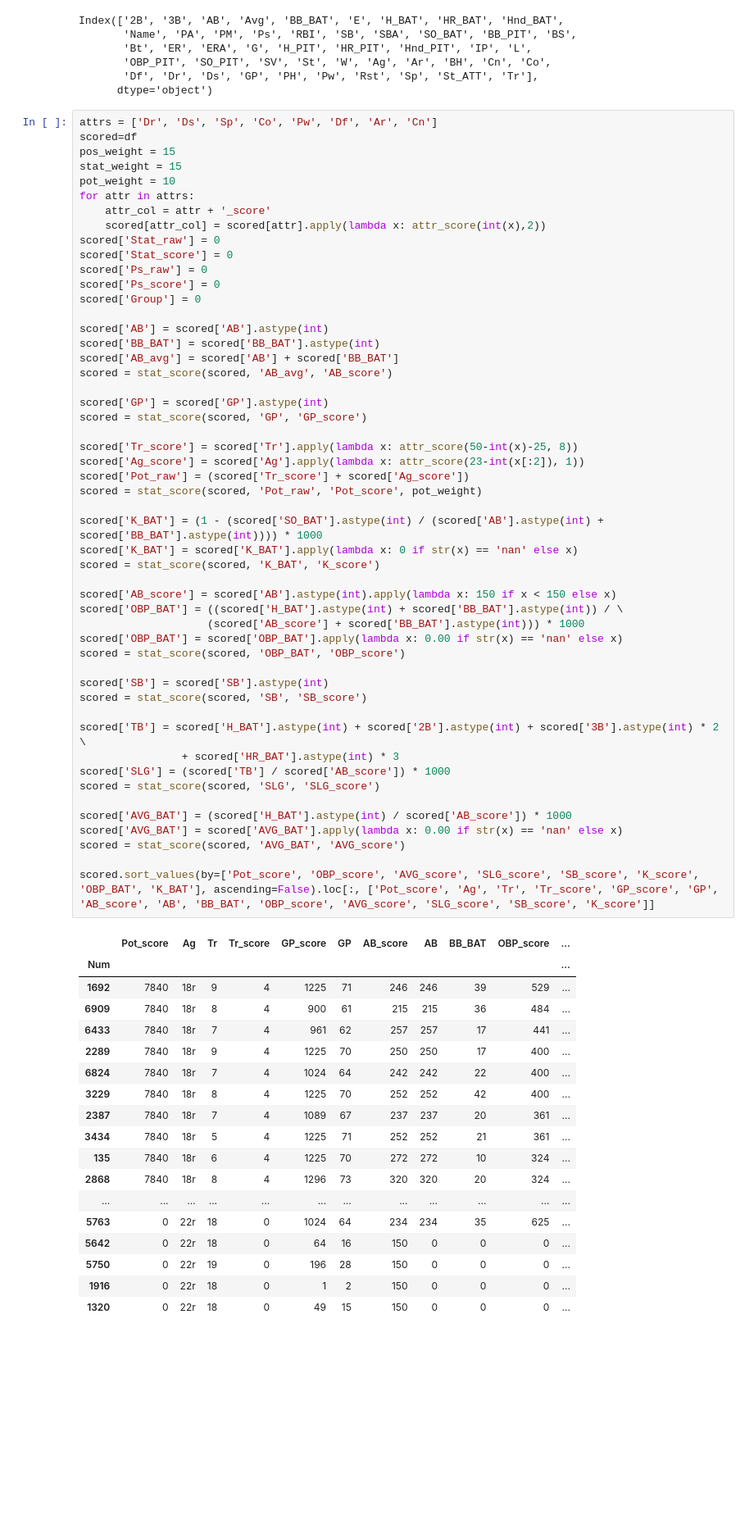
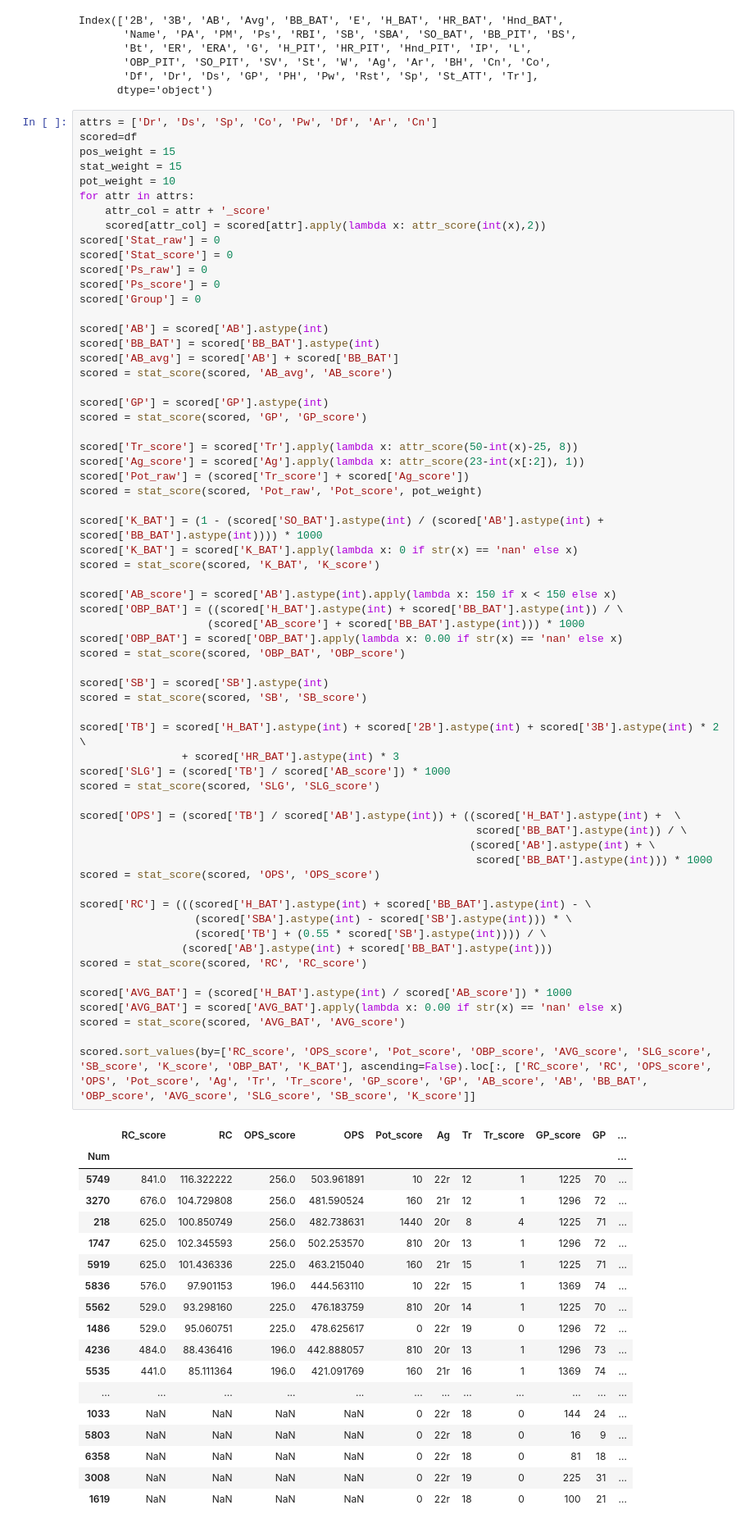
Before and after one commit to jesseerdmann/del_tools, a Jupyter notebook: notebooks/EPBL_Draft.ipynb, the cells around one changed output. Shown at 82% size. Drawn from its saved outputs; the diff is of its cells as text; blank space fills up the shorter version.

```diff
--- a/notebooks/EPBL_Draft.ipynb
+++ b/notebooks/EPBL_Draft.ipynb
@@ -107,49 +107,61 @@ scored['GP'] = scored['GP'].astype(int)
 scored = stat_score(scored, 'GP', 'GP_score')
 
 scored['Tr_score'] = scored['Tr'].apply(lambda x: attr_score(50-int(x)-25, 8))
 scored['Ag_score'] = scored['Ag'].apply(lambda x: attr_score(23-int(x[:2]), 1))
 scored['Pot_raw'] = (scored['Tr_score'] + scored['Ag_score'])
 scored = stat_score(scored, 'Pot_raw', 'Pot_score', pot_weight)
 
 scored['K_BAT'] = (1 - (scored['SO_BAT'].astype(int) / (scored['AB'].astype(int) + scored['BB_BAT'].astype(int)))) * 1000
 scored['K_BAT'] = scored['K_BAT'].apply(lambda x: 0 if str(x) == 'nan' else x)
 scored = stat_score(scored, 'K_BAT', 'K_score')
 
 scored['AB_score'] = scored['AB'].astype(int).apply(lambda x: 150 if x < 150 else x)
 scored['OBP_BAT'] = ((scored['H_BAT'].astype(int) + scored['BB_BAT'].astype(int)) / \
                     (scored['AB_score'] + scored['BB_BAT'].astype(int))) * 1000
 scored['OBP_BAT'] = scored['OBP_BAT'].apply(lambda x: 0.00 if str(x) == 'nan' else x)
 scored = stat_score(scored, 'OBP_BAT', 'OBP_score')
 
 scored['SB'] = scored['SB'].astype(int)
 scored = stat_score(scored, 'SB', 'SB_score')
 
 scored['TB'] = scored['H_BAT'].astype(int) + scored['2B'].astype(int) + scored['3B'].astype(int) * 2 \
                 + scored['HR_BAT'].astype(int) * 3
 scored['SLG'] = (scored['TB'] / scored['AB_score']) * 1000
 scored = stat_score(scored, 'SLG', 'SLG_score')
 
+scored['OPS'] = (scored['TB'] / scored['AB'].astype(int)) + ((scored['H_BAT'].astype(int) +  \
+                                                              scored['BB_BAT'].astype(int)) / \
+                                                             (scored['AB'].astype(int) + \
+                                                              scored['BB_BAT'].astype(int))) * 1000
+scored = stat_score(scored, 'OPS', 'OPS_score')
+
+scored['RC'] = (((scored['H_BAT'].astype(int) + scored['BB_BAT'].astype(int) - \
+                  (scored['SBA'].astype(int) - scored['SB'].astype(int))) * \
+                  (scored['TB'] + (0.55 * scored['SB'].astype(int)))) / \
+                (scored['AB'].astype(int) + scored['BB_BAT'].astype(int)))
+scored = stat_score(scored, 'RC', 'RC_score')
+
 scored['AVG_BAT'] = (scored['H_BAT'].astype(int) / scored['AB_score']) * 1000
 scored['AVG_BAT'] = scored['AVG_BAT'].apply(lambda x: 0.00 if str(x) == 'nan' else x)
 scored = stat_score(scored, 'AVG_BAT', 'AVG_score')
 
-scored.sort_values(by=['Pot_score', 'OBP_score', 'AVG_score', 'SLG_score', 'SB_score', 'K_score', 'OBP_BAT', 'K_BAT'], ascending=False).loc[:, ['Pot_score', 'Ag', 'Tr', 'Tr_score', 'GP_score', 'GP', 'AB_score', 'AB', 'BB_BAT', 'OBP_score', 'AVG_score', 'SLG_score', 'SB_score', 'K_score']]
+scored.sort_values(by=['RC_score', 'OPS_score', 'Pot_score', 'OBP_score', 'AVG_score', 'SLG_score', 'SB_score', 'K_score', 'OBP_BAT', 'K_BAT'], ascending=False).loc[:, ['RC_score', 'RC', 'OPS_score', 'OPS', 'Pot_score', 'Ag', 'Tr', 'Tr_score', 'GP_score', 'GP', 'AB_score', 'AB', 'BB_BAT', 'OBP_score', 'AVG_score', 'SLG_score', 'SB_score', 'K_score']]
 # %% [output]
-|  | Pot_score | Ag | Tr | Tr_score | GP_score | GP | AB_score | AB | BB_BAT | OBP_score | ... |
+|  | RC_score | RC | OPS_score | OPS | Pot_score | Ag | Tr | Tr_score | GP_score | GP | ... |
 | Num |  |  |  |  |  |  |  |  |  |  | ... |
-| 1692 | 7840 | 18r | 9 | 4 | 1225 | 71 | 246 | 246 | 39 | 529 | ... |
-| 6909 | 7840 | 18r | 8 | 4 | 900 | 61 | 215 | 215 | 36 | 484 | ... |
-| 6433 | 7840 | 18r | 7 | 4 | 961 | 62 | 257 | 257 | 17 | 441 | ... |
-| 2289 | 7840 | 18r | 9 | 4 | 1225 | 70 | 250 | 250 | 17 | 400 | ... |
-| 6824 | 7840 | 18r | 7 | 4 | 1024 | 64 | 242 | 242 | 22 | 400 | ... |
-| 3229 | 7840 | 18r | 8 | 4 | 1225 | 70 | 252 | 252 | 42 | 400 | ... |
-| 2387 | 7840 | 18r | 7 | 4 | 1089 | 67 | 237 | 237 | 20 | 361 | ... |
-| 3434 | 7840 | 18r | 5 | 4 | 1225 | 71 | 252 | 252 | 21 | 361 | ... |
-| 135 | 7840 | 18r | 6 | 4 | 1225 | 70 | 272 | 272 | 10 | 324 | ... |
-| 2868 | 7840 | 18r | 8 | 4 | 1296 | 73 | 320 | 320 | 20 | 324 | ... |
+| 5749 | 841.0 | 116.322222 | 256.0 | 503.961891 | 10 | 22r | 12 | 1 | 1225 | 70 | ... |
+| 3270 | 676.0 | 104.729808 | 256.0 | 481.590524 | 160 | 21r | 12 | 1 | 1296 | 72 | ... |
+| 218 | 625.0 | 100.850749 | 256.0 | 482.738631 | 1440 | 20r | 8 | 4 | 1225 | 71 | ... |
+| 1747 | 625.0 | 102.345593 | 256.0 | 502.253570 | 810 | 20r | 13 | 1 | 1296 | 72 | ... |
+| 5919 | 625.0 | 101.436336 | 225.0 | 463.215040 | 160 | 21r | 15 | 1 | 1225 | 71 | ... |
+| 5836 | 576.0 | 97.901153 | 196.0 | 444.563110 | 10 | 22r | 15 | 1 | 1369 | 74 | ... |
+| 5562 | 529.0 | 93.298160 | 225.0 | 476.183759 | 810 | 20r | 14 | 1 | 1225 | 70 | ... |
+| 1486 | 529.0 | 95.060751 | 225.0 | 478.625617 | 0 | 22r | 19 | 0 | 1296 | 72 | ... |
+| 4236 | 484.0 | 88.436416 | 196.0 | 442.888057 | 810 | 20r | 13 | 1 | 1296 | 73 | ... |
+| 5535 | 441.0 | 85.111364 | 196.0 | 421.091769 | 160 | 21r | 16 | 1 | 1369 | 74 | ... |
 | ... | ... | ... | ... | ... | ... | ... | ... | ... | ... | ... | ... |
-| 5763 | 0 | 22r | 18 | 0 | 1024 | 64 | 234 | 234 | 35 | 625 | ... |
-| 5642 | 0 | 22r | 18 | 0 | 64 | 16 | 150 | 0 | 0 | 0 | ... |
-| 5750 | 0 | 22r | 19 | 0 | 196 | 28 | 150 | 0 | 0 | 0 | ... |
-| 1916 | 0 | 22r | 18 | 0 | 1 | 2 | 150 | 0 | 0 | 0 | ... |
-| 1320 | 0 | 22r | 18 | 0 | 49 | 15 | 150 | 0 | 0 | 0 | ... |
+| 1033 | NaN | NaN | NaN | NaN | 0 | 22r | 18 | 0 | 144 | 24 | ... |
+| 5803 | NaN | NaN | NaN | NaN | 0 | 22r | 18 | 0 | 16 | 9 | ... |
+| 6358 | NaN | NaN | NaN | NaN | 0 | 22r | 18 | 0 | 81 | 18 | ... |
+| 3008 | NaN | NaN | NaN | NaN | 0 | 22r | 19 | 0 | 225 | 31 | ... |
+| 1619 | NaN | NaN | NaN | NaN | 0 | 22r | 18 | 0 | 100 | 21 | ... |
```
Also changed, not shown: parts of 21 cells of this notebook.
